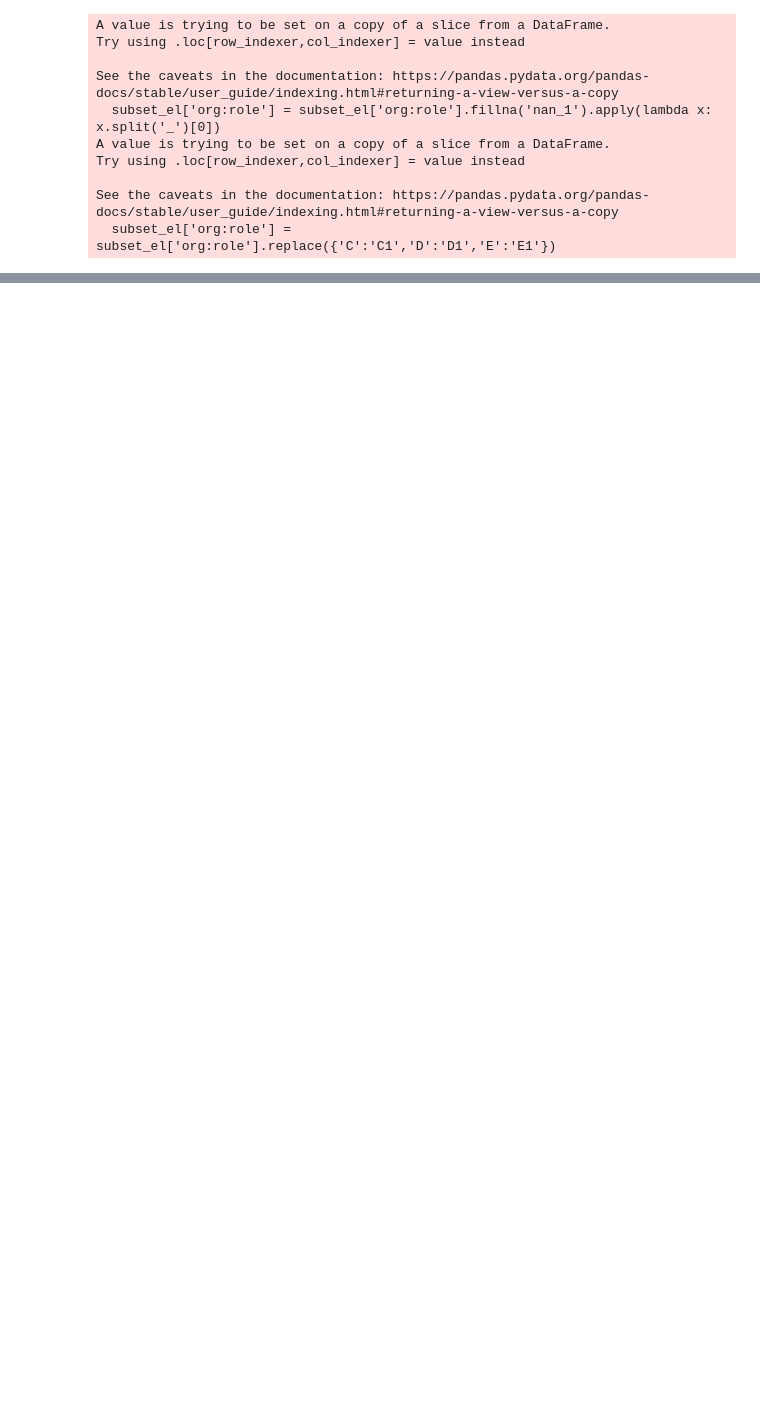
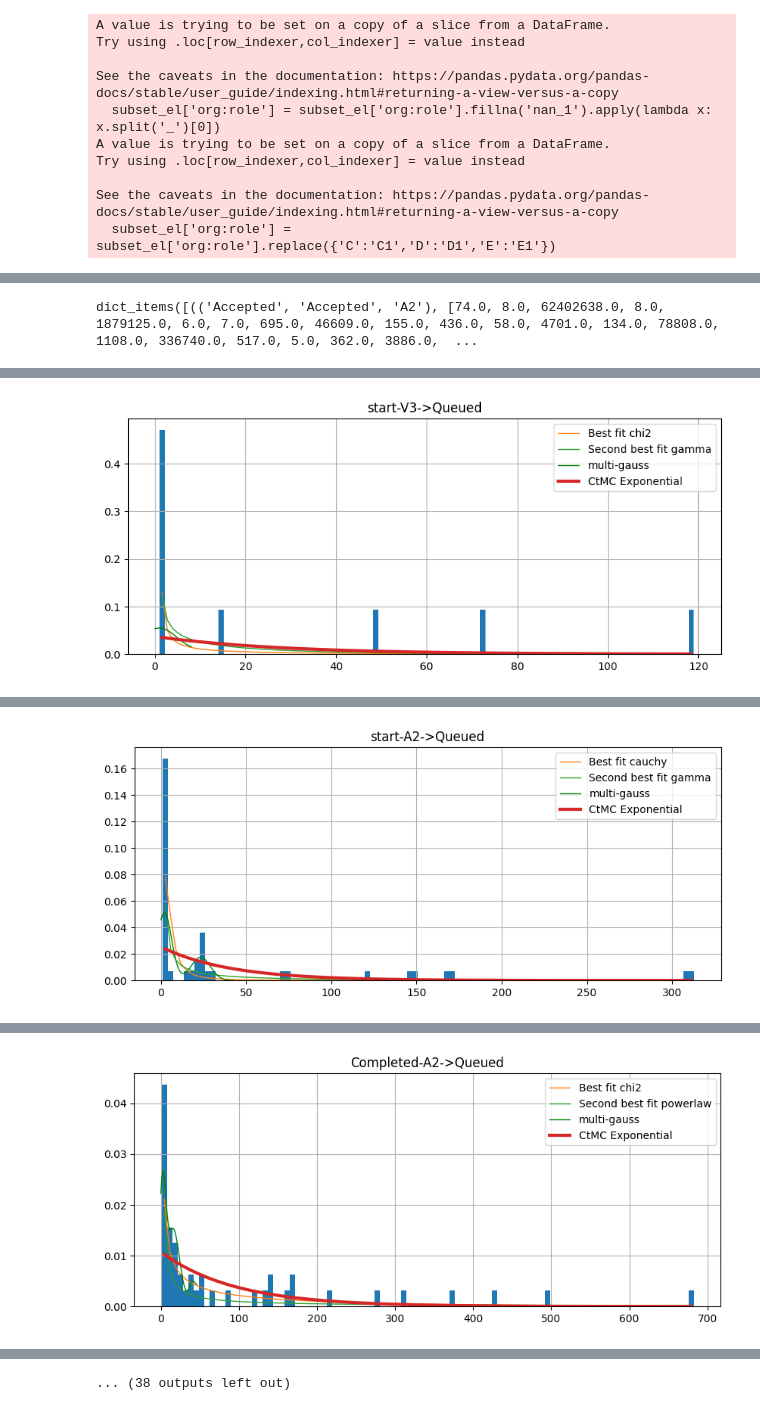
Before and after one commit to paul-cvp/ctmc, a Jupyter notebook: bpic13.ipynb, the cells around one changed output, grey strips where cells are left out. Drawn from its saved outputs; the diff is of its cells as text; code cells hidden in the pictures; blank space fills up the shorter version.

```diff
--- a/bpic13.ipynb
+++ b/bpic13.ipynb
@@ -159,0 +251,52 @@ view_non_resource_markov_chain(probabilities)
+# %%
+times_dictionary.items()
+# %% [output]
+dict_items([(('Accepted', 'Accepted', 'A2'), [74.0, 8.0, 62402638.0, 8.0, 1879125.0, 6.0, 7.0, 695.0, 46609.0, 155.0, 436.0, 58.0, 4701.0, 134.0, 78808.0, 1108.0, 336740.0, 517.0, 5.0, 362.0, 3886.0,  ...
+# %%
+eval_functions = pd.DataFrame()
+
+seed=None
+
+for k, v in times_dictionary.items():
+    s1 = k[0]
+    s2 = k[1]
+    role = k[2]
+    v = np.array(v)
+    v = v // 3600
+    # do we remove 0 values?
+    v = v[v != 0]
+    if len(v) != 0 and role in ['V3','A2']:
+        fig, ax = plt.subplots(1, 1, figsize=(10, 4))
+
+        f = fitter.Fitter(v,distributions=fitter.get_common_distributions())
+        f.fit()
+        best_dist, fitted_params = f.get_best().popitem()
+        best_two_summary = f.summary(Nbest=2,plot=True,lw=1)
+
+        kde = sm.nonparametric.KDEUnivariate(v)
+        kde.fit(bw=4, kernel='gau')  # Estimate the densities
+        multi_gauss = fit_gauss(kde.support, kde.density, v)
+        x = [i for i in range(len(v))]
+        multi_gauss.plot_mult_gauss(x,label='multi-gauss',color='g')
+        ks_stat, ks_pval, kl_div = multi_gauss.fitted_results(v)
+        best_two_summary.loc['multi-gauss'] = [np.inf,np.inf,np.inf,kl_div,ks_stat,ks_pval]
+
+        f = fitter.Fitter(v,distributions=['expon'])
+        f.fit()
+        rate = f.get_best()
+        best_expon, fitted_expon = f.get_best().popitem()
+        f.plot_pdf(names=['expon'],lw=3)
+        expon_summary = f.summary(Nbest=1,plot=False)
+
+        # plt.xlim([0,500])
+        plt.title(f'{s1}-{role}->{s2}')
+        plt.legend(labels=[f'Best fit {best_two_summary.index[0]}',f'Second best fit {best_two_summary.index[1]}','multi-gauss',f'CtMC Exponential'])
+        plt.savefig(f"/home/vco/Writing/simulation/figs/timeeval/{s1}-{role}-{s2}.png",format='png',pad_inches=0)
+        plt.show()
+
+        fit_summary = pd.concat([expon_summary, best_two_summary])
+        fit_summary['from'] = s1
+        fit_summary['to'] = s2
+        fit_summary['role'] = role
+        eval_functions = pd.concat([eval_functions,fit_summary])
+# %% [output]
@@ -159,0 +314 @@ view_non_resource_markov_chain(probabilities)
+[figure, added]
@@ -159,0 +326 @@ view_non_resource_markov_chain(probabilities)
+[figure, added]
@@ -159,0 +338 @@ view_non_resource_markov_chain(probabilities)
+[figure, added]
@@ -159,0 +375 @@ view_non_resource_markov_chain(probabilities)
+... (38 outputs left out)
```
Also changed, not shown: parts of 15 cells of this notebook, 11 other files.
